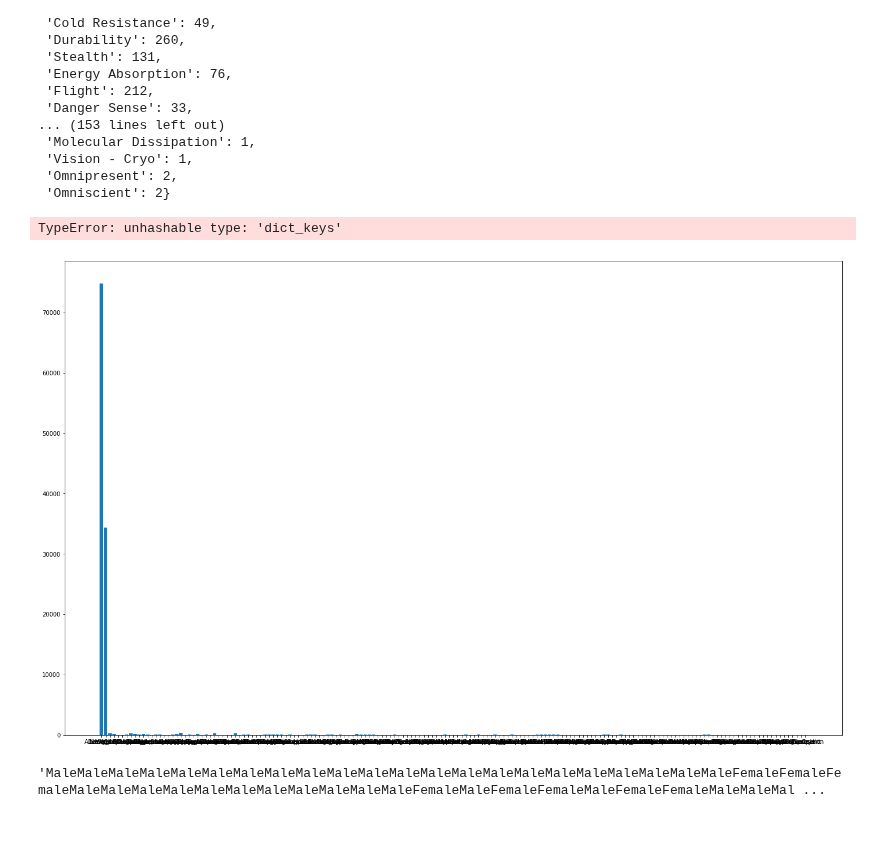
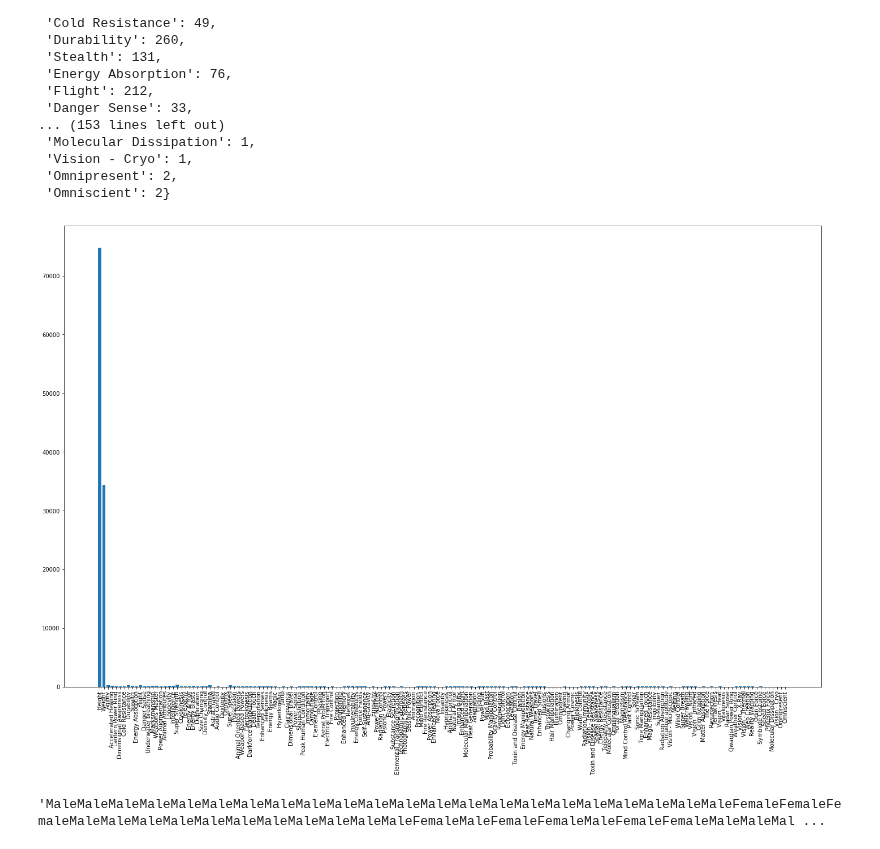
Before and after one commit to ortsed/dsc-data-cleaning-project-dc-ds-career-042219, a Jupyter notebook: index.ipynb, the cells around one changed output. Saved outputs shown, nothing was run; the diff lists cells and outputs as text; code cells hidden in the pictures.

```diff
--- a/index.ipynb
+++ b/index.ipynb
@@ -292,10 +292,9 @@ new_sum
 # %%
 plt.figure(figsize=(24,15))
 plt.bar(new_sum.keys(), new_sum.values())
-labels = plt.xticks(new_sum.keys(), rotation="vertical")
+labels = plt.xticks(list(new_sum.keys()), rotation="vertical")
 # %% [output]
-TypeError: unhashable type: 'dict_keys'
-[figure, old version]
+[figure, new version]
 # %%
 sums[1]
 # %% [output]
```
